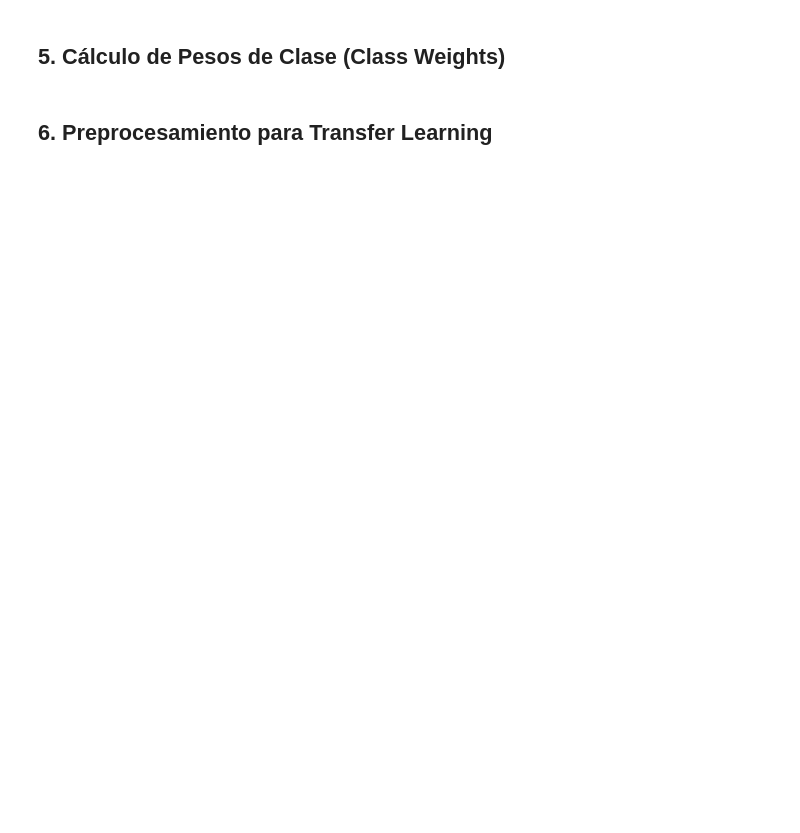
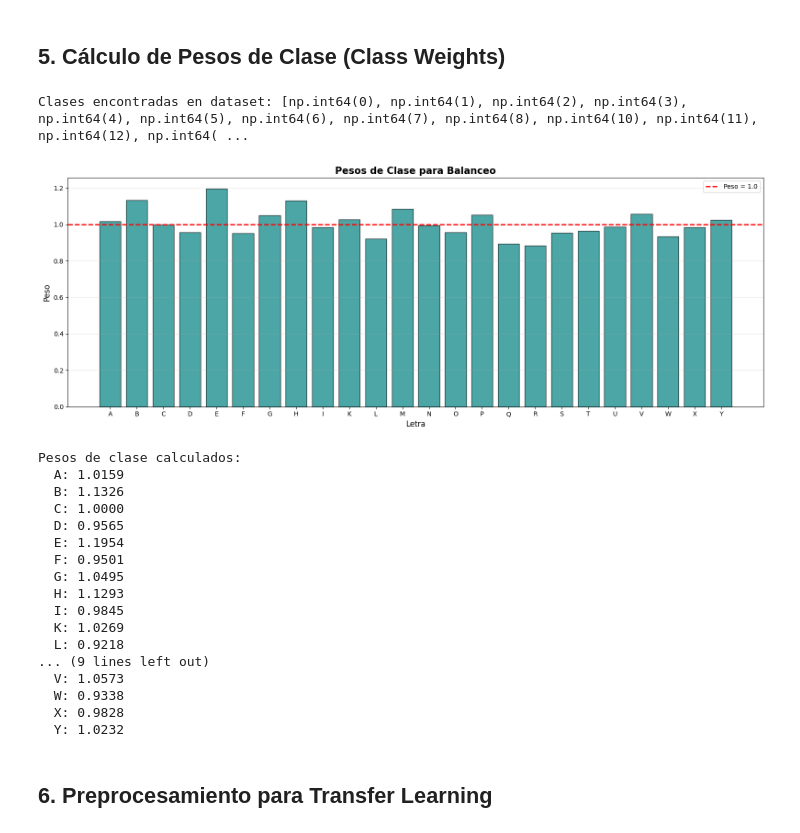
Before and after one commit to KevinSuarezF/proyecto-app-lenguaje-senas, a Jupyter notebook: notebooks/03_preprocesamiento.ipynb, the cells around one changed output. Drawn from its saved outputs; the diff is of its cells as text; code cells hidden in the pictures; blank space fills up the shorter version.

```diff
--- a/notebooks/03_preprocesamiento.ipynb
+++ b/notebooks/03_preprocesamiento.ipynb
@@ -47,14 +67,13 @@ print(f"Numpy Version: {np.__version__}")
 # %% [markdown]
 ## 1. Carga de Datos
 # %%
-# Detectar entorno
-try:
-    from google.colab import files
-    IN_COLAB = True
-    BASE_DIR = '/content/sign_language_project'
-except:
-    IN_COLAB = False
-    BASE_DIR = os.path.dirname(os.path.dirname(os.path.abspath('__file__')))
+# Configuración de directorios usando la ruta persistente
+BASE_DIR = str(PROJECT_ROOT)
+
+if IN_COLAB:
+    print(f"Ejecutando en Colab - Usando Drive: {BASE_DIR}")
+else:
+    print(f"Ejecutando localmente - Directorio: {BASE_DIR}")
 
 # Rutas
 DATA_RAW = os.path.join(BASE_DIR, 'data', 'raw')
@@ -74,9 +93,9 @@ y_test_raw = test_df['label'].values
 print(f"Datos de entrenamiento: {X_train_raw.shape}")
 print(f"Datos de prueba: {X_test_raw.shape}")
 
-# Mapeo de etiquetas
+# Mapeo de etiquetas (omitiendo 9=J y 25=Z del dataset original)
 label_to_letter = {
     0: 'A', 1: 'B', 2: 'C', 3: 'D', 4: 'E', 5: 'F', 6: 'G', 7: 'H', 8: 'I',
-    9: 'K', 10: 'L', 11: 'M', 12: 'N', 13: 'O', 14: 'P', 15: 'Q', 16: 'R',
-    17: 'S', 18: 'T', 19: 'U', 20: 'V', 21: 'W', 22: 'X', 23: 'Y'
+    10: 'K', 11: 'L', 12: 'M', 13: 'N', 14: 'O', 15: 'P', 16: 'Q', 17: 'R',
+    18: 'S', 19: 'T', 20: 'U', 21: 'V', 22: 'W', 23: 'X', 24: 'Y'
 }
@@ -242,31 +286,60 @@ plt.show()
 ## 5. Cálculo de Pesos de Clase (Class Weights)
 # %%
 # Calcular pesos de clase para manejar cualquier desbalance
-class_weights_array = class_weight.compute_class_weight(
+# Obtener las clases únicas del dataset (omitiendo 9 y 25 automáticamente)
+unique_labels = np.unique(y_train_raw)
+print(f"Clases encontradas en dataset: {sorted(unique_labels)}")
+
+# Calcular pesos de clase
+class_weights_array = compute_class_weight(
     'balanced',
-    classes=np.unique(y_train_raw),
+    classes=unique_labels,
     y=y_train_raw
 )
 
-class_weights = dict(enumerate(class_weights_array))
+# Mapear pesos a las etiquetas reales (no secuenciales como 0-8, 10-24)
+class_weights = dict(zip(unique_labels, class_weights_array))
 
 # Visualizar
 plt.figure(figsize=(16, 6))
-letters = [label_to_letter[i] for i in range(24)]
-plt.bar(letters, class_weights_array, color='teal', alpha=0.7, edgecolor='black')
+# Asegurarse de usar solo las letras que corresponden a las clases presentes
+letters = [label_to_letter[label] for label in sorted(unique_labels)]
+weights = [class_weights[label] for label in sorted(unique_labels)]
+
+plt.bar(letters, weights, color='teal', alpha=0.7, edgecolor='black')
 plt.axhline(1.0, color='red', linestyle='--', linewidth=2, label='Peso = 1.0')
 plt.title('Pesos de Clase para Balanceo', fontsize=15, fontweight='bold')
 plt.xlabel('Letra', fontsize=12)
 plt.ylabel('Peso', fontsize=12)
 plt.legend()
 plt.grid(axis='y', alpha=0.3)
 plt.tight_layout()
 plt.savefig(os.path.join(FIGURES_DIR, '03_class_weights.png'), dpi=200, bbox_inches='tight')
 plt.show()
 
 print("Pesos de clase calculados:")
-for i, weight in class_weights.items():
-    print(f"  {label_to_letter[i]}: {weight:.4f}")
+for label in sorted(unique_labels):
+    print(f"  {label_to_letter[label]}: {class_weights[label]:.4f}")
+# %% [output]
+Clases encontradas en dataset: [np.int64(0), np.int64(1), np.int64(2), np.int64(3), np.int64(4), np.int64(5), np.int64(6), np.int64(7), np.int64(8), np.int64(10), np.int64(11), np.int64(12), np.int64( ...
+[figure, added]
+Pesos de clase calculados:
+  A: 1.0159
+  B: 1.1326
+  C: 1.0000
+  D: 0.9565
+  E: 1.1954
+  F: 0.9501
+  G: 1.0495
+  H: 1.1293
+  I: 0.9845
+  K: 1.0269
+  L: 0.9218
+... (9 lines left out)
+  V: 1.0573
+  W: 0.9338
+  X: 0.9828
+  Y: 1.0232
 # %% [markdown]
 ## 6. Preprocesamiento para Transfer Learning
 # %%
```
Also changed, not shown: parts of 10 cells of this notebook, 2 other files.
